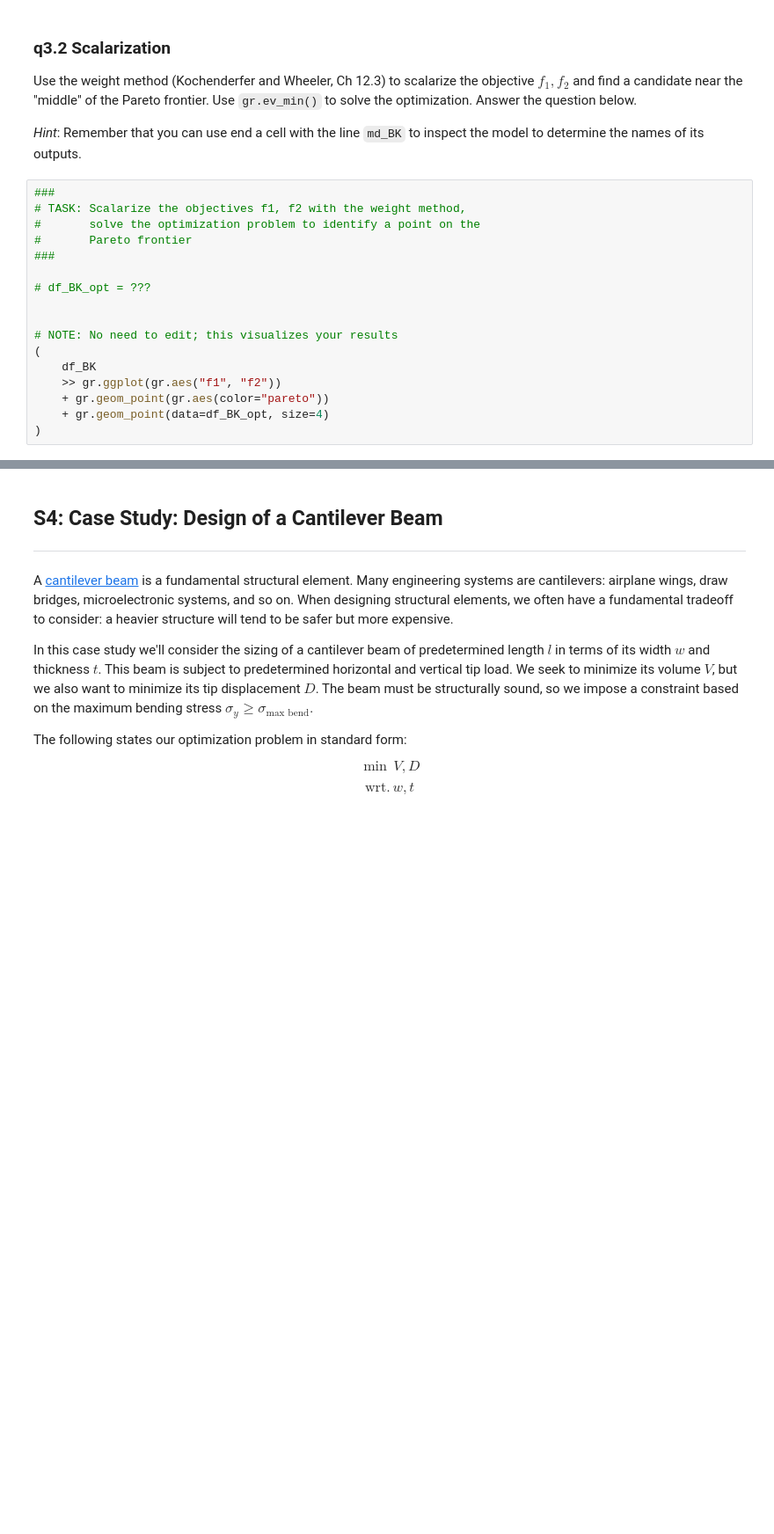
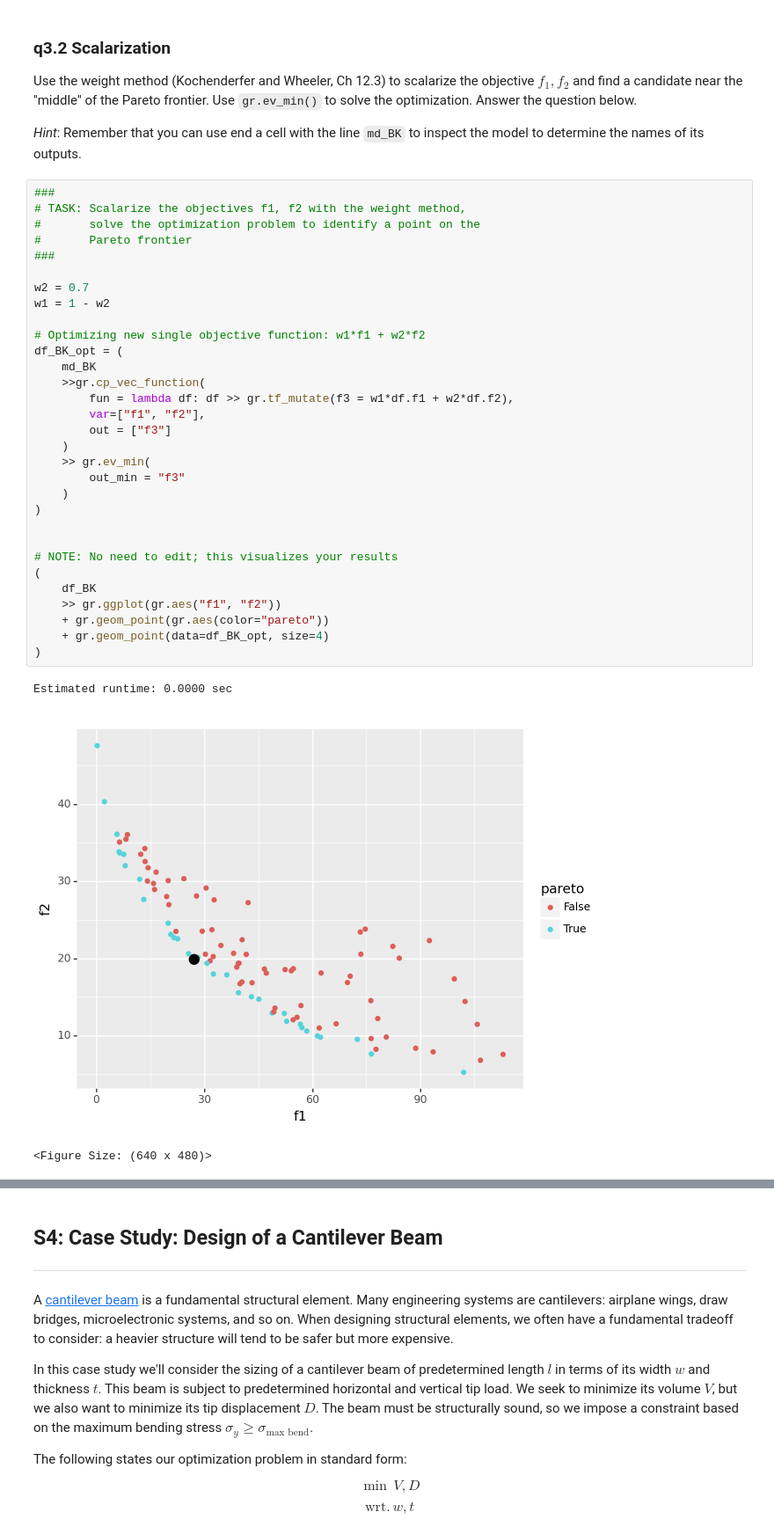
Before and after one commit to amineeva/PDO, a Jupyter notebook: assignments/nb3-pareto-assignment.ipynb, the cells around one changed output, grey strips where cells are left out. Shown at 88% size. Drawn from its saved outputs; the diff is of its cells as text; blank space fills up the shorter version.

```diff
--- a/assignments/nb3-pareto-assignment.ipynb
+++ b/assignments/nb3-pareto-assignment.ipynb
@@ -588,20 +608,38 @@ Use the weight method (Kochenderfer and Wheeler, Ch 12.3) to scalarize the objec
 # %%
 ###
 # TASK: Scalarize the objectives f1, f2 with the weight method,
 #       solve the optimization problem to identify a point on the
 #       Pareto frontier
 ###
 
-# df_BK_opt = ???
+w2 = 0.7
+w1 = 1 - w2
+
+# Optimizing new single objective function: w1*f1 + w2*f2
+df_BK_opt = (
+    md_BK
+    >>gr.cp_vec_function(
+        fun = lambda df: df >> gr.tf_mutate(f3 = w1*df.f1 + w2*df.f2),
+        var=["f1", "f2"],
+        out = ["f3"]
+    )
+    >> gr.ev_min(
+        out_min = "f3"
+    )
+)
 
 
 # NOTE: No need to edit; this visualizes your results
 (
     df_BK
     >> gr.ggplot(gr.aes("f1", "f2"))
     + gr.geom_point(gr.aes(color="pareto"))
     + gr.geom_point(data=df_BK_opt, size=4)
 )
+# %% [output]
+Estimated runtime: 0.0000 sec
+[figure, added]
+<Figure Size: (640 x 480)>
 # %% [markdown]
 *Observe*:
 
```
Also changed, not shown: parts of 7 cells of this notebook, 1 other file.
